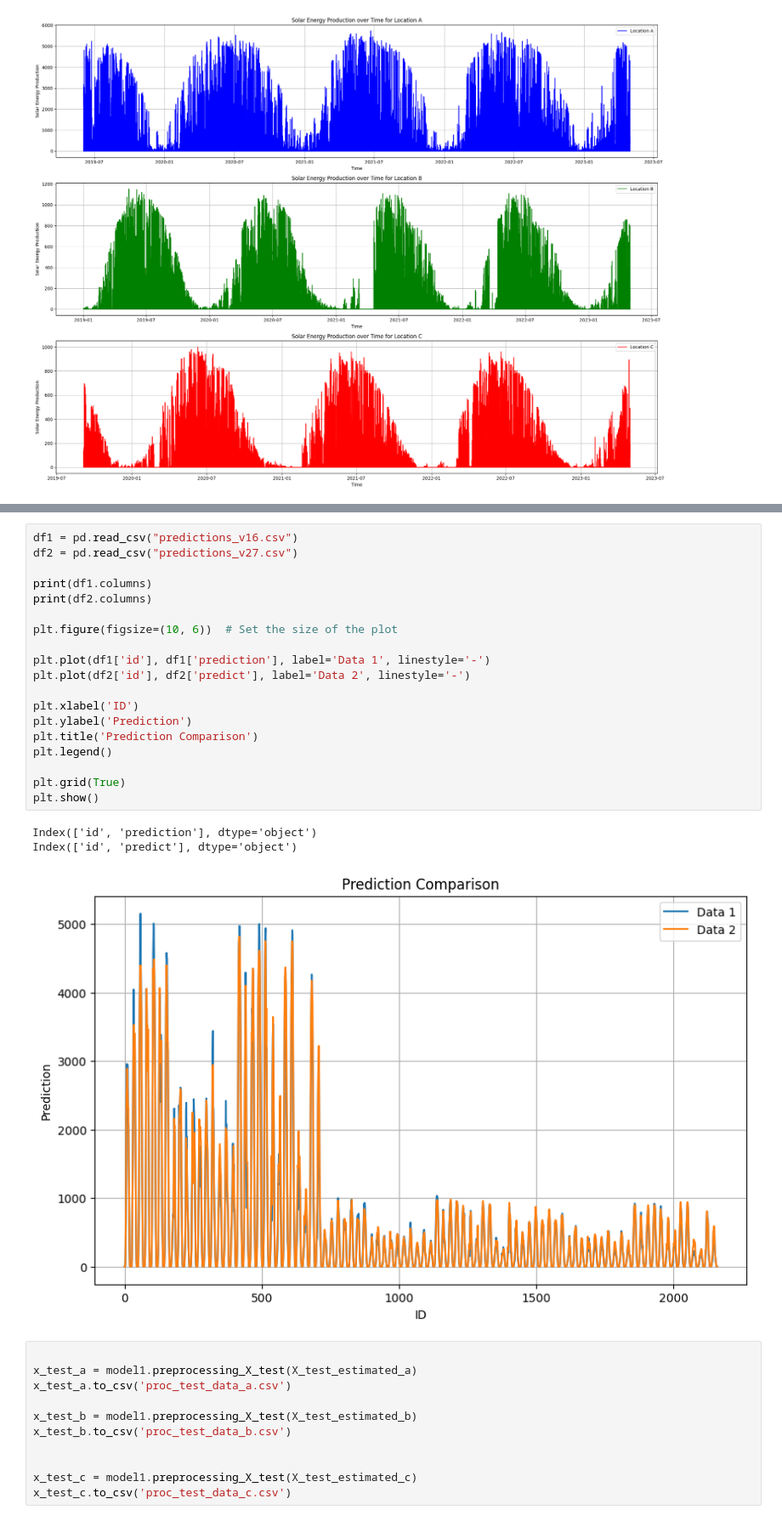
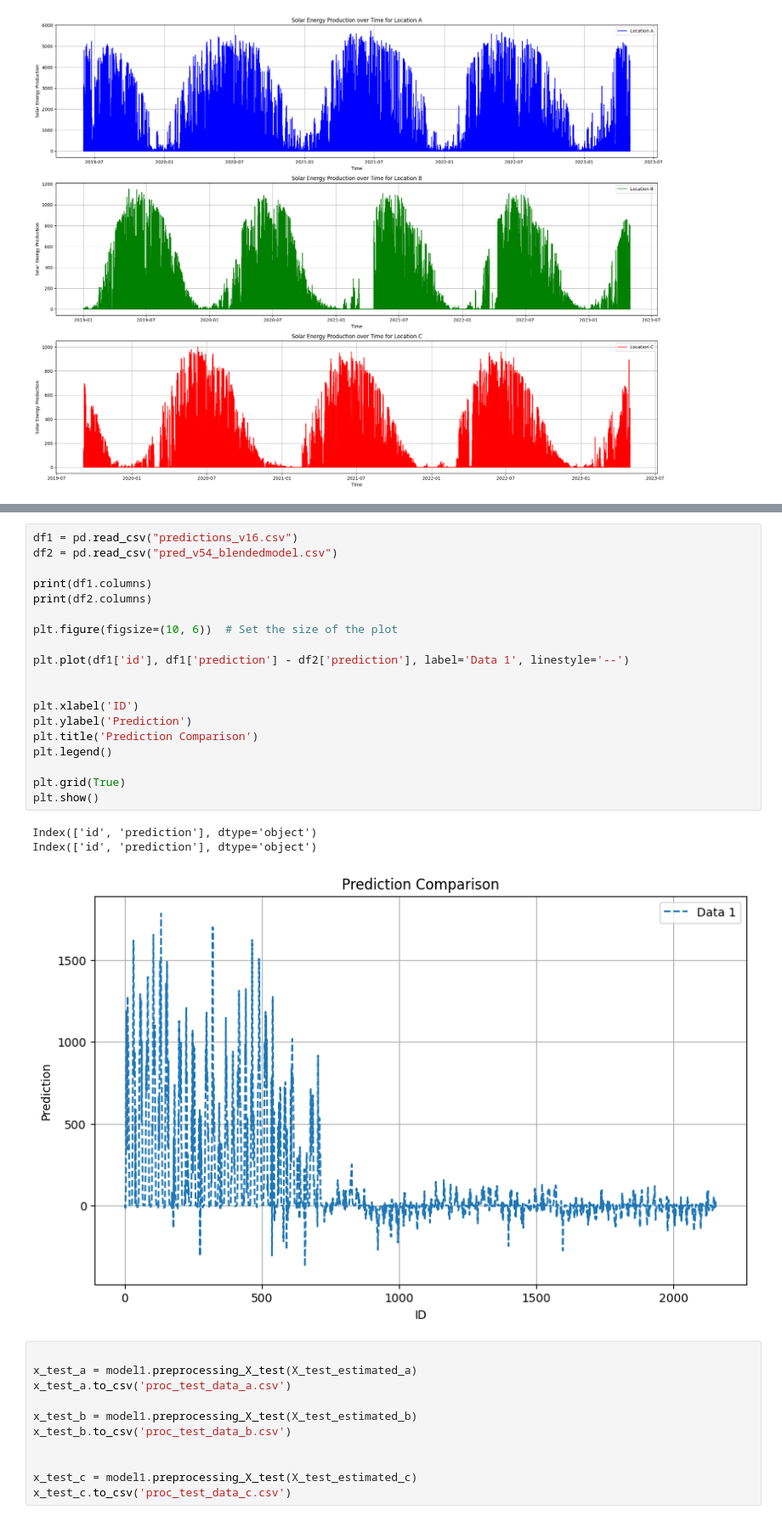
Before and after one commit to J-Ness/Solar-Energy-Production-Forecasting, a Jupyter notebook: data/automl.ipynb, the cells around one changed output, grey strips where cells are left out. Shown at 85% size. Saved outputs shown, nothing was run; the diff lists cells and outputs as text.

```diff
--- a/data/automl.ipynb
+++ b/data/automl.ipynb
@@ -971,26 +785,26 @@ Index(['prediction'], dtype='object')
 # %%
 df1 = pd.read_csv("predictions_v16.csv")
-df2 = pd.read_csv("predictions_v27.csv")
+df2 = pd.read_csv("pred_v54_blendedmodel.csv")
 
 print(df1.columns)
 print(df2.columns)
 
 plt.figure(figsize=(10, 6))  # Set the size of the plot
 
-plt.plot(df1['id'], df1['prediction'], label='Data 1', linestyle='-')
-plt.plot(df2['id'], df2['predict'], label='Data 2', linestyle='-')
+plt.plot(df1['id'], df1['prediction'] - df2['prediction'], label='Data 1', linestyle='--')
+
 
 plt.xlabel('ID')
 plt.ylabel('Prediction')
 plt.title('Prediction Comparison')
 plt.legend()
 
 plt.grid(True)
 plt.show()
 # %% [output]
 Index(['id', 'prediction'], dtype='object')
-Index(['id', 'predict'], dtype='object')
+Index(['id', 'prediction'], dtype='object')
-[figure, old version]
+[figure, new version]
 # %%
 
 x_test_a = model1.preprocessing_X_test(X_test_estimated_a)
```
Also changed, not shown: parts of 27 cells of this notebook.
